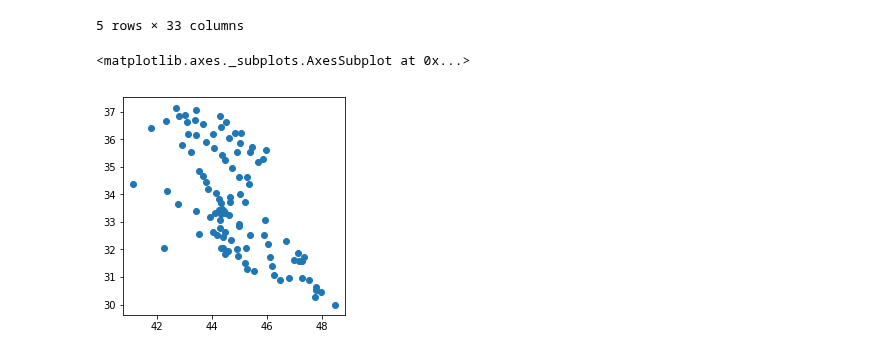
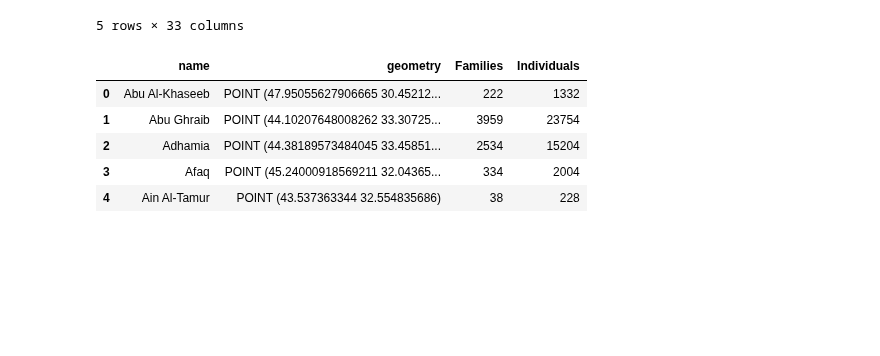
Before and after one commit to tamos/MACS30200proj, a Jupyter notebook: paper_code/DataPrepSimplified.ipynb, the cells around one changed output. Cells and saved outputs as stored; diff of their text form; code cells hidden in the pictures; blank space fills up the shorter version.

```diff
--- a/paper_code/DataPrepSimplified.ipynb
+++ b/paper_code/DataPrepSimplified.ipynb
@@ -281,7 +281,11 @@ conflict_locations.head()
 | 4 | 4 | (POLYGON ((46.4203 33.0594, 46.41... | 5650 | 1426604.0 | 368 | IRQ703 | 703.0 | 2017-02-17 | ... |
 5 rows × 33 columns
 # %%
-dist_iq_locations.plot()
+dist_iq_locations.head()
 # %% [output]
-<matplotlib.axes._subplots.AxesSubplot at 0x...>
-[figure, removed]
+|  | name | geometry | Families | Individuals |
+| 0 | Abu Al-Khaseeb | POINT (47.95055627906665 30.45212... | 222 | 1332 |
+| 1 | Abu Ghraib | POINT (44.10207648008262 33.30725... | 3959 | 23754 |
+| 2 | Adhamia | POINT (44.38189573484045 33.45851... | 2534 | 15204 |
+| 3 | Afaq | POINT (45.24000918569211 32.04365... | 334 | 2004 |
+| 4 | Ain Al-Tamur | POINT (43.537363344 32.554835686) | 38 | 228 |
```
